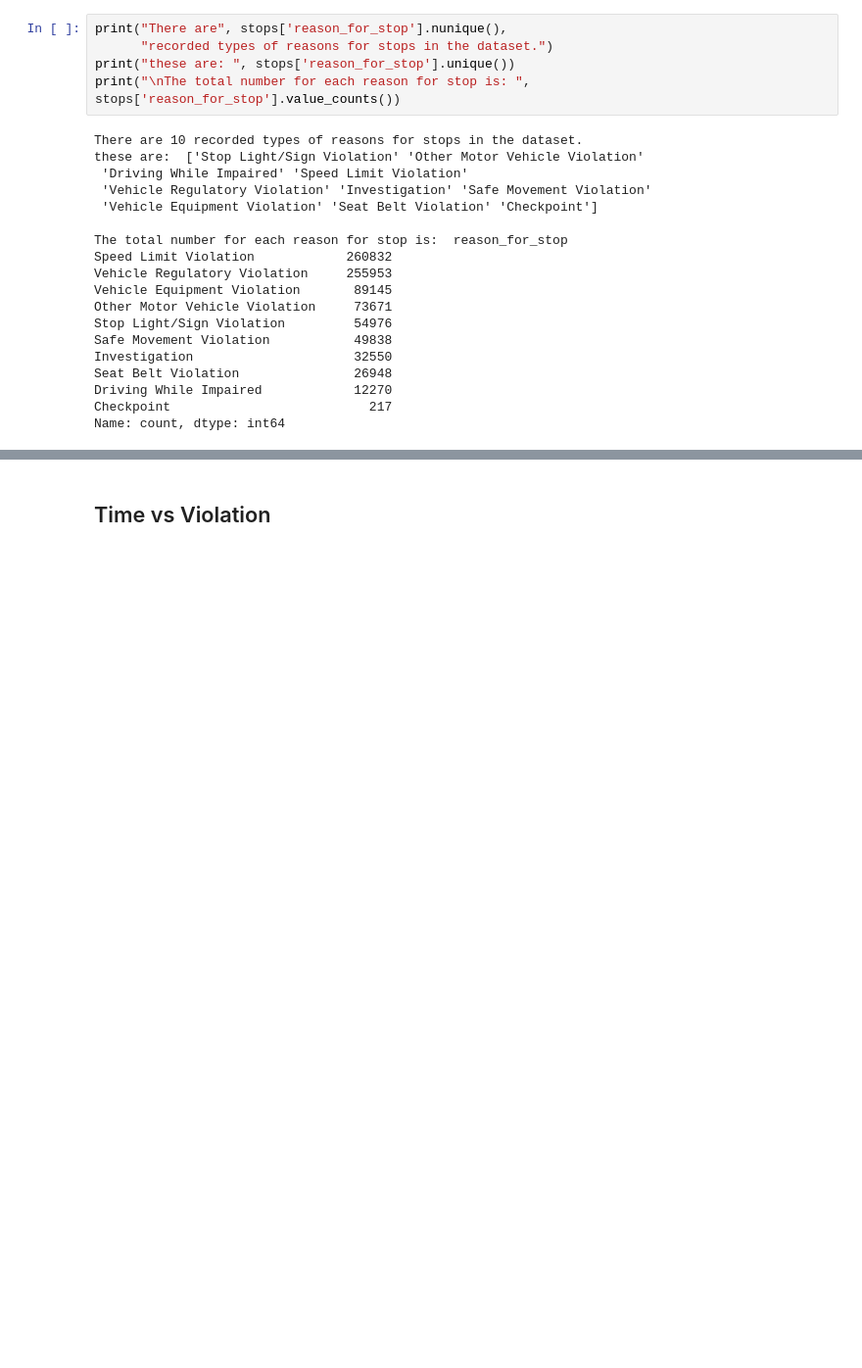
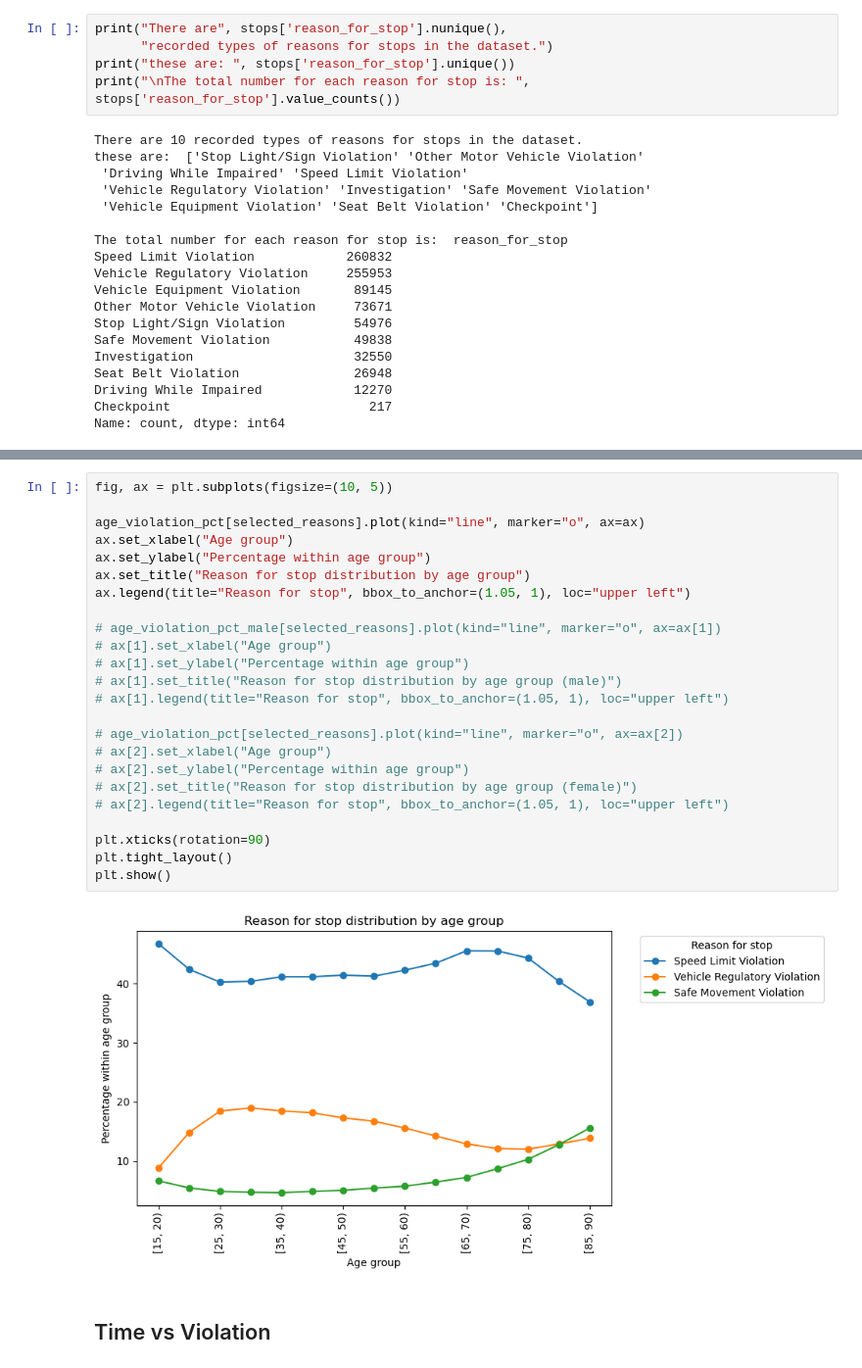
Before and after one commit to manrajghumman/ml-project, a Jupyter notebook: tests.ipynb, the cells around one changed output, grey strips where cells are left out. Shown at 98% size. Drawn from its saved outputs; the diff is of its cells as text; blank space fills up the shorter version.

```diff
--- a/tests.ipynb
+++ b/tests.ipynb
@@ -258,2 +257,28 @@ plt.show()
+# %%
+fig, ax = plt.subplots(figsize=(10, 5))
+
+age_violation_pct[selected_reasons].plot(kind="line", marker="o", ax=ax)
+ax.set_xlabel("Age group")
+ax.set_ylabel("Percentage within age group")
+ax.set_title("Reason for stop distribution by age group")
+ax.legend(title="Reason for stop", bbox_to_anchor=(1.05, 1), loc="upper left")
+
+# age_violation_pct_male[selected_reasons].plot(kind="line", marker="o", ax=ax[1])
+# ax[1].set_xlabel("Age group")
+# ax[1].set_ylabel("Percentage within age group")
+# ax[1].set_title("Reason for stop distribution by age group (male)")
+# ax[1].legend(title="Reason for stop", bbox_to_anchor=(1.05, 1), loc="upper left")
+
+# age_violation_pct[selected_reasons].plot(kind="line", marker="o", ax=ax[2])
+# ax[2].set_xlabel("Age group")
+# ax[2].set_ylabel("Percentage within age group")
+# ax[2].set_title("Reason for stop distribution by age group (female)")
+# ax[2].legend(title="Reason for stop", bbox_to_anchor=(1.05, 1), loc="upper left")
+
+plt.xticks(rotation=90)
+plt.tight_layout()
+plt.show()
+# %% [output]
+[figure, added]
 # %% [markdown]
 ## Time vs Violation
```
Also changed, not shown: parts of 12 cells of this notebook, 2 other files.
